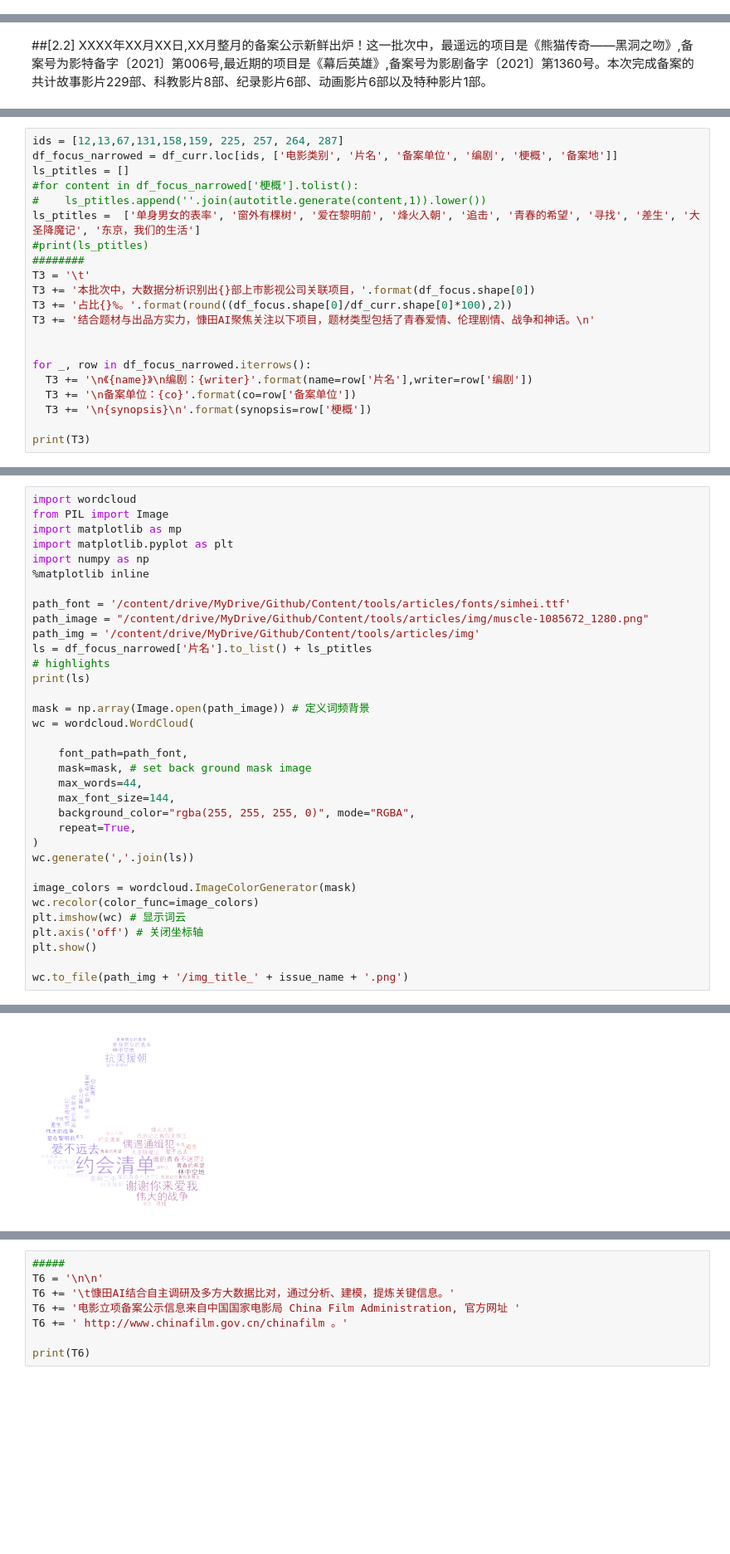
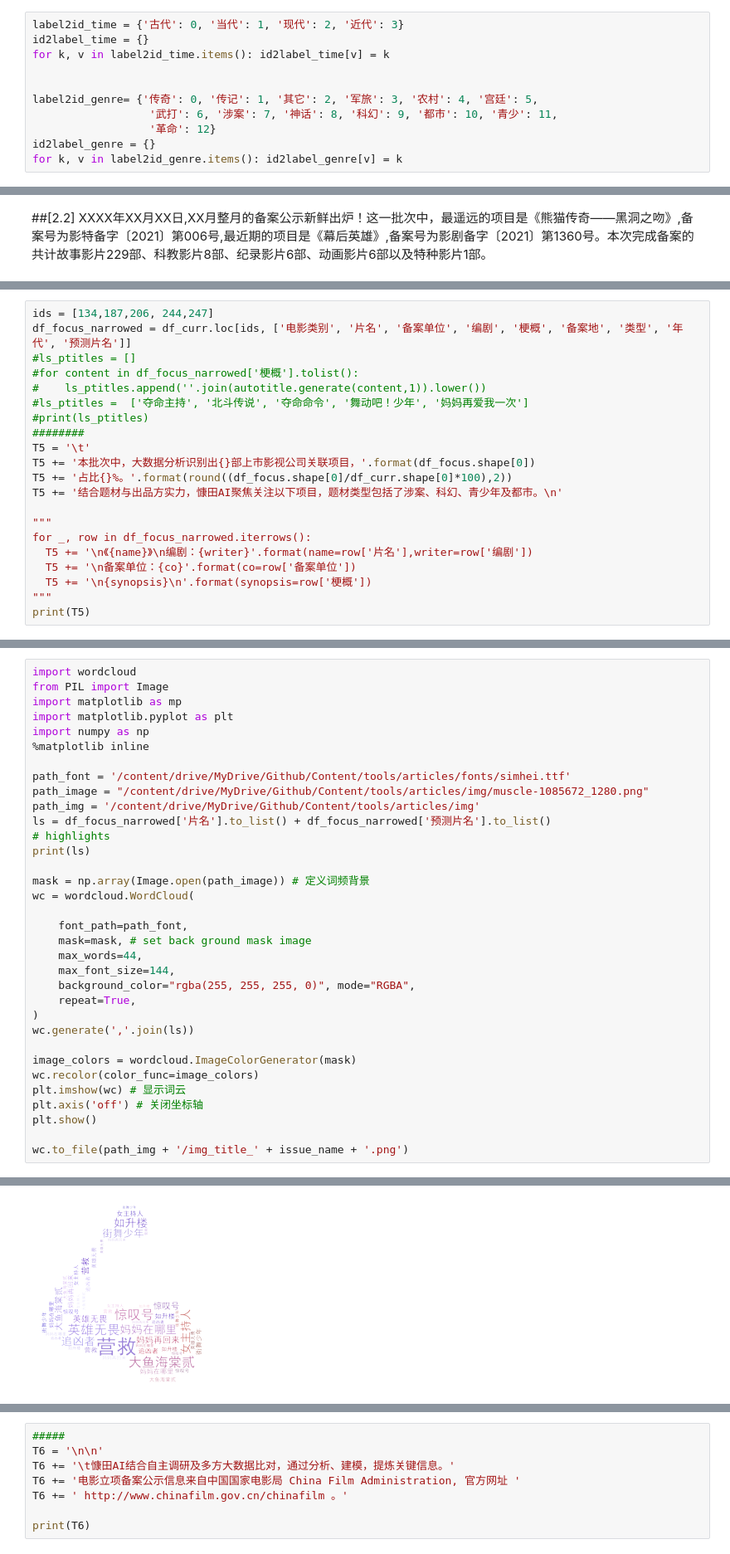
Before and after one commit to CT-Cultures/Content, a Jupyter notebook: tools/articles/RegOverview_Issue.ipynb, the cells around one changed output, grey strips where cells are left out. Shown at 83% size. Drawn from its saved outputs; the diff is of its cells as text; blank space fills up the shorter version.

```diff
--- a/tools/articles/RegOverview_Issue.ipynb
+++ b/tools/articles/RegOverview_Issue.ipynb
@@ -142,0 +165,11 @@ autotitle = AutoTitle(start_id=None, end_id=tokenizer._token_end_id, maxlen=32)
+# %%
+label2id_time = {'古代': 0, '当代': 1, '现代': 2, '近代': 3}
+id2label_time = {}
+for k, v in label2id_time.items(): id2label_time[v] = k
+
+
+label2id_genre= {'传奇': 0, '传记': 1, '其它': 2, '军旅': 3, '农村': 4, '宫廷': 5,
+                  '武打': 6, '涉案': 7, '神话': 8, '科幻': 9, '都市': 10, '青少': 11,
+                  '革命': 12}
+id2label_genre = {}
+for k, v in label2id_genre.items(): id2label_genre[v] = k
@@ -215,21 +424,21 @@ df_focus.head(20)
 # %%
-ids = [12,13,67,131,158,159, 225, 257, 264, 287]
-df_focus_narrowed = df_curr.loc[ids, ['电影类别', '片名', '备案单位', '编剧', '梗概', '备案地']]
-ls_ptitles = []
+ids = [134,187,206, 244,247]
+df_focus_narrowed = df_curr.loc[ids, ['电影类别', '片名', '备案单位', '编剧', '梗概', '备案地', '类型', '年代', '预测片名']]
+#ls_ptitles = []
 #for content in df_focus_narrowed['梗概'].tolist():
 #    ls_ptitles.append(''.join(autotitle.generate(content,1)).lower())
-ls_ptitles =  ['单身男女的表率', '窗外有棵树', '爱在黎明前', '烽火入朝', '追击', '青春的希望', '寻找', '差生', '大圣降魔记', '东京，我们的生活']
+#ls_ptitles =  ['夺命主持', '北斗传说', '夺命命令', '舞动吧！少年', '妈妈再爱我一次']
 #print(ls_ptitles)
 ########
-T3 = '\t'
-T3 += '本批次中，大数据分析识别出{}部上市影视公司关联项目，'.format(df_focus.shape[0])
-T3 += '占比{}%。'.format(round((df_focus.shape[0]/df_curr.shape[0]*100),2))
-T3 += '结合题材与出品方实力，慷田AI聚焦关注以下项目，题材类型包括了青春爱情、伦理剧情、战争和神话。\n'
+T5 = '\t'
+T5 += '本批次中，大数据分析识别出{}部上市影视公司关联项目，'.format(df_focus.shape[0])
+T5 += '占比{}%。'.format(round((df_focus.shape[0]/df_curr.shape[0]*100),2))
+T5 += '结合题材与出品方实力，慷田AI聚焦关注以下项目，题材类型包括了涉案、科幻、青少年及都市。\n'
 
-
+"""
 for _, row in df_focus_narrowed.iterrows():
-  T3 += '\n《{name}》\n编剧：{writer}'.format(name=row['片名'],writer=row['编剧'])
-  T3 += '\n备案单位：{co}'.format(co=row['备案单位'])
-  T3 += '\n{synopsis}\n'.format(synopsis=row['梗概'])
-
-print(T3)
+  T5 += '\n《{name}》\n编剧：{writer}'.format(name=row['片名'],writer=row['编剧'])
+  T5 += '\n备案单位：{co}'.format(co=row['备案单位'])
+  T5 += '\n{synopsis}\n'.format(synopsis=row['梗概'])
+"""
+print(T5)
@@ -264,7 +471,7 @@ import numpy as np
 path_font = '/content/drive/MyDrive/Github/Content/tools/articles/fonts/simhei.ttf'
 path_image = "/content/drive/MyDrive/Github/Content/tools/articles/img/muscle-1085672_1280.png"
 path_img = '/content/drive/MyDrive/Github/Content/tools/articles/img'
-ls = df_focus_narrowed['片名'].to_list() + ls_ptitles
+ls = df_focus_narrowed['片名'].to_list() + df_focus_narrowed['预测片名'].to_list()
 # highlights
 print(ls)
 
@@ -292,3 +499,3 @@ wc.to_file(path_img + '/img_title_' + issue_name + '.png')
-[figure, old version]
+[figure, new version]
 <wordcloud.wordcloud.WordCloud at 0x...>
 # %% [markdown]
```
Also changed, not shown: parts of 44 cells of this notebook, 20 other files.
